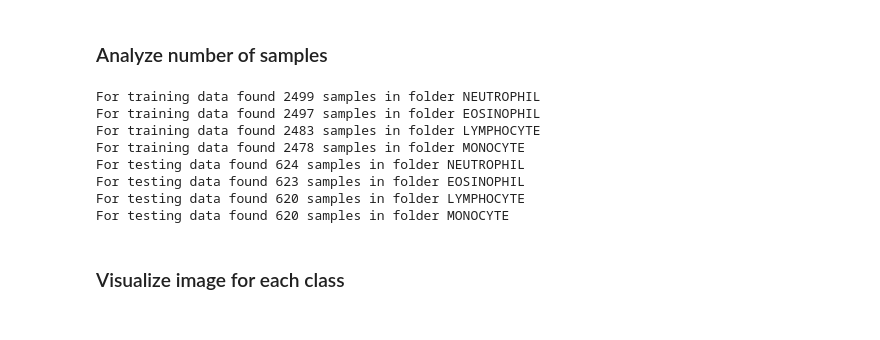
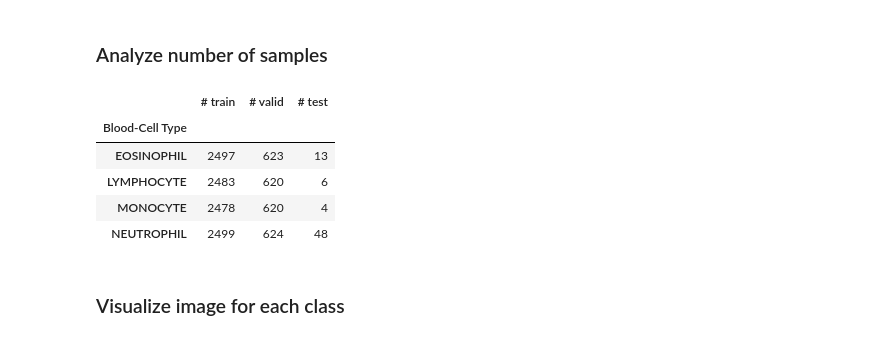
Before and after one commit to JMarcan/pytorch_image_classification, a Jupyter notebook: train_and_deploy.ipynb, the cells around one changed output. Drawn from its saved outputs; the diff is of its cells as text; code cells hidden in the pictures.

```diff
--- a/train_and_deploy.ipynb
+++ b/train_and_deploy.ipynb
@@ -78,28 +107,38 @@ Downloading blood-cells.zip to /home/ec2-user/SageMaker/pytorch_image_classifica
 ## Explore the dataset
 # %%
 train_path = "blood-cells/dataset2-master/dataset2-master/images/TRAIN/"
-test_path = "blood-cells/dataset2-master/dataset2-master/images/TEST/"
+valid_path = "blood-cells/dataset2-master/dataset2-master/images/TEST/"
+test_path = "blood-cells/dataset2-master/dataset2-master/images/TEST_SIMPLE/"
 # %% [markdown]
 ### Analyze number of samples
-# %%
-import glob as gb
-
-for folder in  os.listdir(train_path) :
-    files = gb.glob(pathname= str(train_path + folder +'/*.jpeg'))
-    print(f'For training data found {len(files)} samples in folder {folder}')
-
-for folder in  os.listdir(test_path) :
-    files = gb.glob(pathname= str(test_path + folder + '/*.jpeg'))
-    print(f'For testing data found {len(files)} samples in folder {folder}')
-# %% [output]
-For training data found 2499 samples in folder NEUTROPHIL
-For training data found 2497 samples in folder EOSINOPHIL
-For training data found 2483 samples in folder LYMPHOCYTE
-For training data found 2478 samples in folder MONOCYTE
-For testing data found 624 samples in folder NEUTROPHIL
-For testing data found 623 samples in folder EOSINOPHIL
-For testing data found 620 samples in folder LYMPHOCYTE
-For testing data found 620 samples in folder MONOCYTE
+# %%
+classes = sorted(os.listdir(train_path))
+train_images_count = []
+test_images_count = []
+valid_images_count = []
+
+for _class in classes:
+    train_images_count.append(len([file for file in os.listdir(os.path.join(train_path, _class))]))
+    test_images_count.append(len([file for file in os.listdir(os.path.join(test_path, _class))]))
+    valid_images_count.append(len([file for file in os.listdir(os.path.join(valid_path, _class))]))
+
+df_stats = pandas.DataFrame(
+    {
+        "Blood-Cell Type" : list(classes),
+        "# train" :  train_images_count,
+        "# valid"  : valid_images_count,
+        "# test"  :  test_images_count
+    }
+)
+df_stats = df_stats.set_index("Blood-Cell Type")
+display(df_stats)
+# %% [output]
+|  | # train | # valid | # test |
+| Blood-Cell Type |  |  |  |
+| EOSINOPHIL | 2497 | 623 | 13 |
+| LYMPHOCYTE | 2483 | 620 | 6 |
+| MONOCYTE | 2478 | 620 | 4 |
+| NEUTROPHIL | 2499 | 624 | 48 |
 # %% [markdown]
 ### Visualize image for each class
 # %%
```
Also changed, not shown: parts of 20 cells of this notebook, 3 other files.
